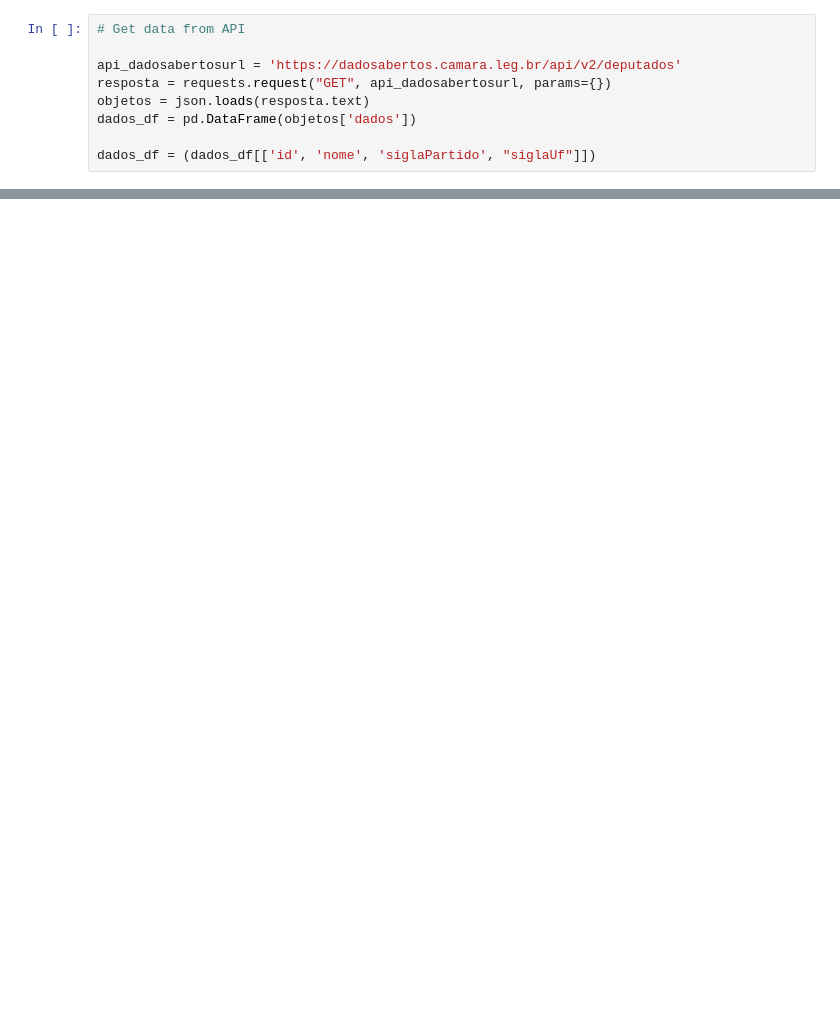
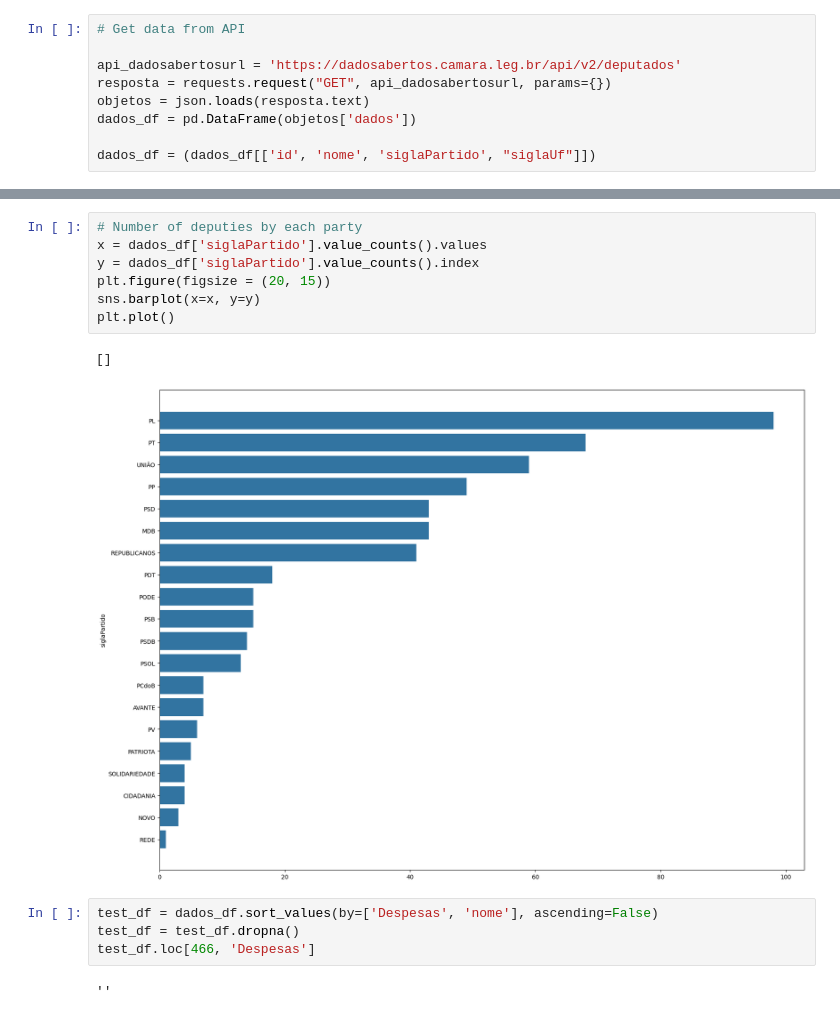
Before and after one commit to WallyssonChristian/Analise-de-Despesas, a Jupyter notebook: projeto.ipynb, the cells around one changed output, grey strips where cells are left out. Saved outputs shown, nothing was run; the diff lists cells and outputs as text; blank space fills up the shorter version.

```diff
--- a/projeto.ipynb
+++ b/projeto.ipynb
@@ -73,0 +67,16 @@ dados_df
+# %%
+# Number of deputies by each party
+x = dados_df['siglaPartido'].value_counts().values
+y = dados_df['siglaPartido'].value_counts().index
+plt.figure(figsize = (20, 15))
+sns.barplot(x=x, y=y)
+plt.plot()
+# %% [output]
+[]
+[figure, added]
+# %%
+test_df = dados_df.sort_values(by=['Despesas', 'nome'], ascending=False)
+test_df = test_df.dropna()
+test_df.loc[466, 'Despesas']
+# %% [output]
+''
```
Also changed, not shown: parts of 7 cells of this notebook.
